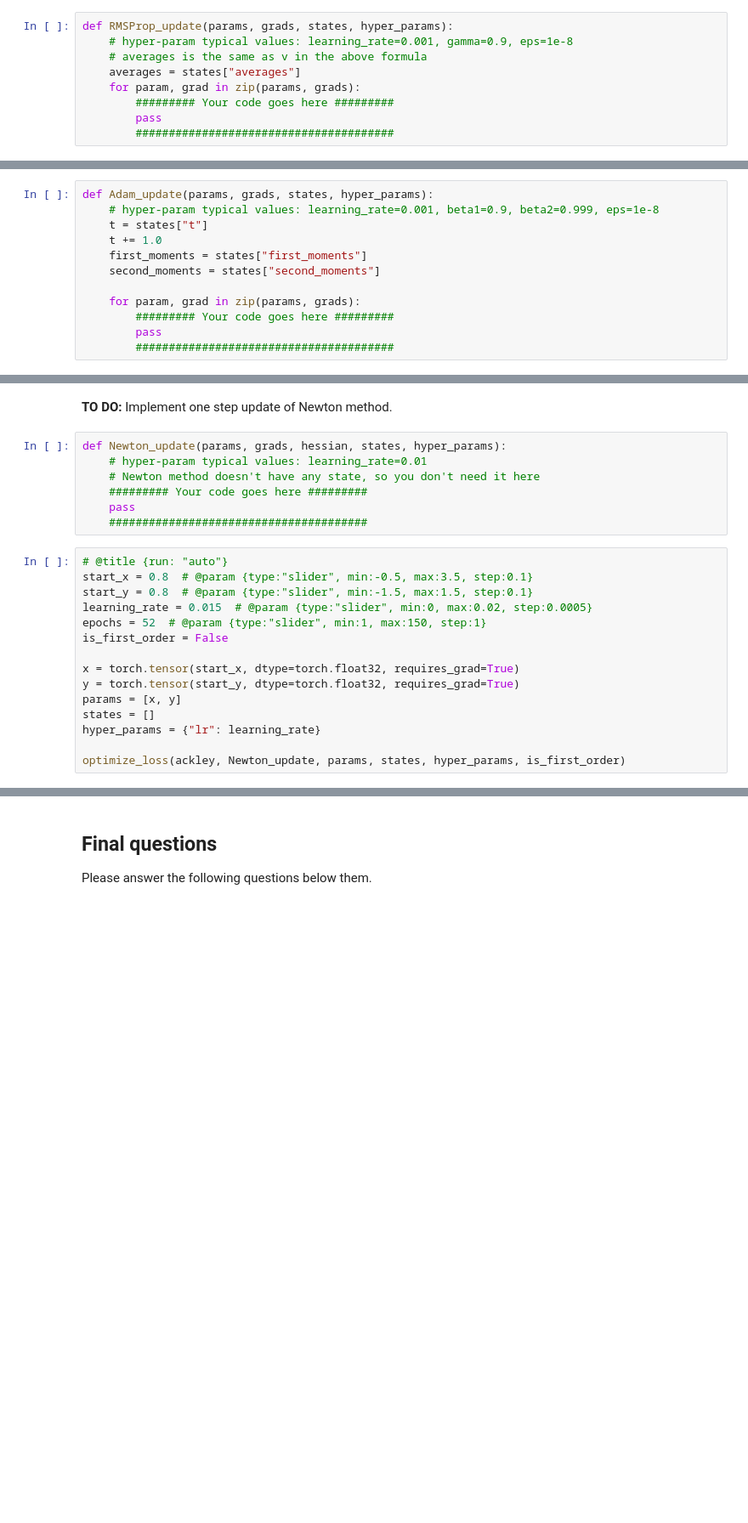
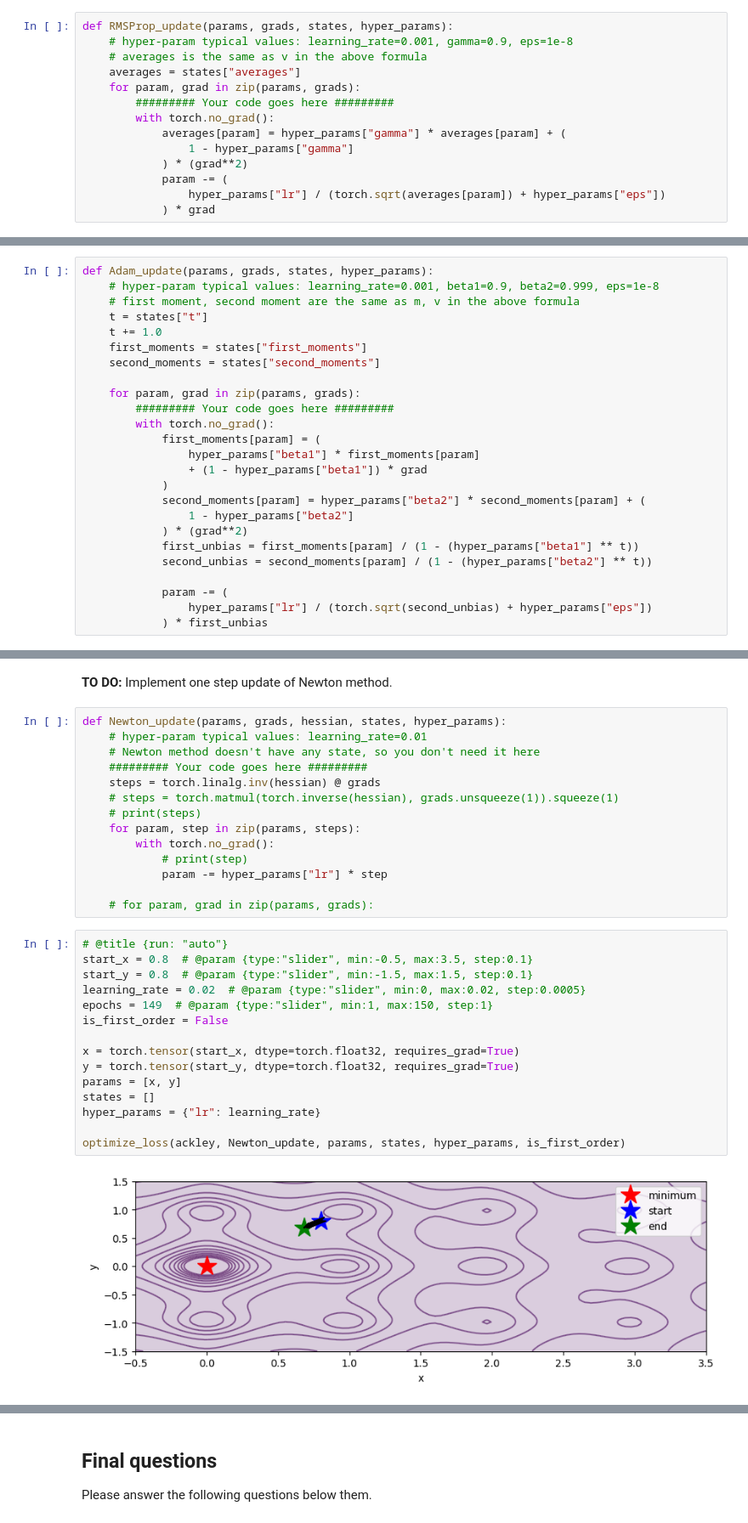
Before and after one commit to sehbeygi79/NN-Optimizers, a Jupyter notebook: NN-optimizers.ipynb, the cells around one changed output, grey strips where cells are left out. Shown at 85% size. Drawn from its saved outputs; the diff is of its cells as text; blank space fills up the shorter version.

```diff
--- a/NN-optimizers.ipynb
+++ b/NN-optimizers.ipynb
@@ -333,8 +424,13 @@ def RMSProp_update(params, grads, states, hyper_params):
     averages = states["averages"]
     for param, grad in zip(params, grads):
         ######### Your code goes here #########
-        pass
-        #######################################
+        with torch.no_grad():
+            averages[param] = hyper_params["gamma"] * averages[param] + (
+                1 - hyper_params["gamma"]
+            ) * (grad**2)
+            param -= (
+                hyper_params["lr"] / (torch.sqrt(averages[param]) + hyper_params["eps"])
+            ) * grad
 # %%
 # @title {run: "auto"}
 start_x = 0.6  # @param {type:"slider", min:-0.5, max:3.5, step:0.1}
@@ -388,6 +488,7 @@ where $\mathbf{m}$ is a rolling estimate of the gradient, $\mathbf{v}$ is a roll
 # %%
 def Adam_update(params, grads, states, hyper_params):
     # hyper-param typical values: learning_rate=0.001, beta1=0.9, beta2=0.999, eps=1e-8
+    # first moment, second moment are the same as m, v in the above formula
     t = states["t"]
     t += 1.0
     first_moments = states["first_moments"]
@@ -395,8 +496,20 @@ def Adam_update(params, grads, states, hyper_params):
 
     for param, grad in zip(params, grads):
         ######### Your code goes here #########
-        pass
-        #######################################
+        with torch.no_grad():
+            first_moments[param] = (
+                hyper_params["beta1"] * first_moments[param]
+                + (1 - hyper_params["beta1"]) * grad
+            )
+            second_moments[param] = hyper_params["beta2"] * second_moments[param] + (
+                1 - hyper_params["beta2"]
+            ) * (grad**2)
+            first_unbias = first_moments[param] / (1 - (hyper_params["beta1"] ** t))
+            second_unbias = second_moments[param] / (1 - (hyper_params["beta2"] ** t))
+
+            param -= (
+                hyper_params["lr"] / (torch.sqrt(second_unbias) + hyper_params["eps"])
+            ) * first_unbias
 # %%
 # @title {run: "auto"}
 start_x = 0.6  # @param {type:"slider", min:-0.5, max:3.5, step:0.1}
@@ -456,23 +573,32 @@ def Newton_update(params, grads, hessian, states, hyper_params):
     # hyper-param typical values: learning_rate=0.01
     # Newton method doesn't have any state, so you don't need it here
     ######### Your code goes here #########
-    pass
-    #######################################
+    steps = torch.linalg.inv(hessian) @ grads
+    # steps = torch.matmul(torch.inverse(hessian), grads.unsqueeze(1)).squeeze(1)
+    # print(steps)
+    for param, step in zip(params, steps):
+        with torch.no_grad():
+            # print(step)
+            param -= hyper_params["lr"] * step
+
+    # for param, grad in zip(params, grads):
 # %%
 # @title {run: "auto"}
 start_x = 0.8  # @param {type:"slider", min:-0.5, max:3.5, step:0.1}
 start_y = 0.8  # @param {type:"slider", min:-1.5, max:1.5, step:0.1}
-learning_rate = 0.015  # @param {type:"slider", min:0, max:0.02, step:0.0005}
-epochs = 52  # @param {type:"slider", min:1, max:150, step:1}
+learning_rate = 0.02  # @param {type:"slider", min:0, max:0.02, step:0.0005}
+epochs = 149  # @param {type:"slider", min:1, max:150, step:1}
 is_first_order = False
 
 x = torch.tensor(start_x, dtype=torch.float32, requires_grad=True)
 y = torch.tensor(start_y, dtype=torch.float32, requires_grad=True)
 params = [x, y]
 states = []
 hyper_params = {"lr": learning_rate}
 
 optimize_loss(ackley, Newton_update, params, states, hyper_params, is_first_order)
+# %% [output]
+[figure, added]
 # %%
 # @title {run: "auto"}
 start_x = 1.0  # @param {type:"slider", min:-0.5, max:3.5, step:0.1}
```
Also changed, not shown: parts of 16 cells of this notebook.
